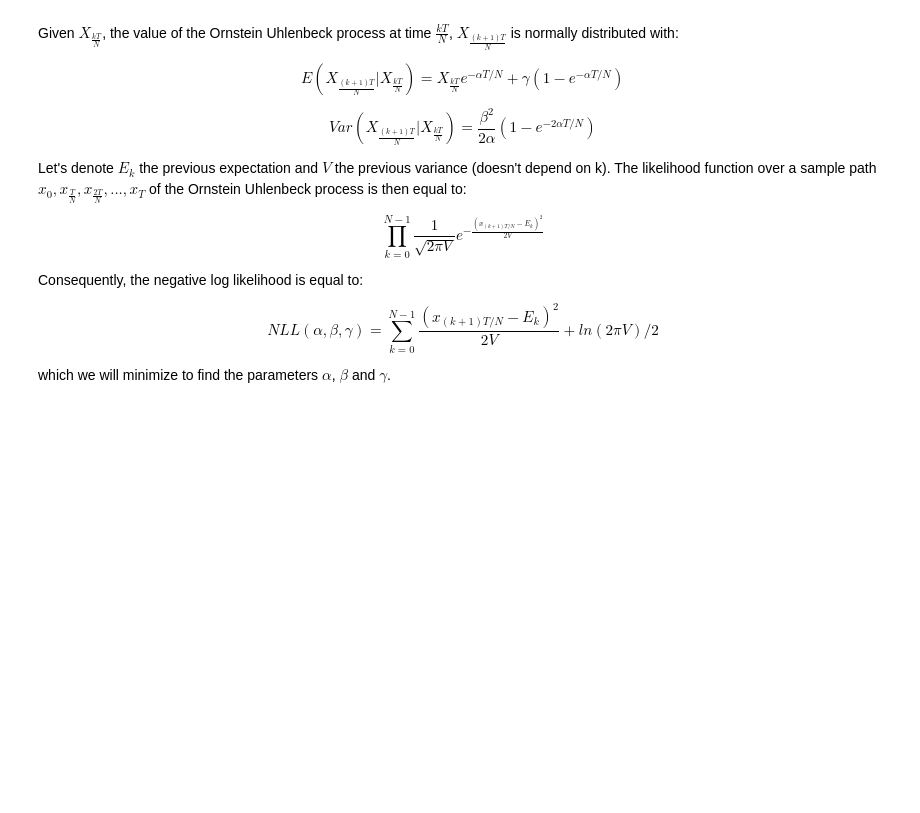
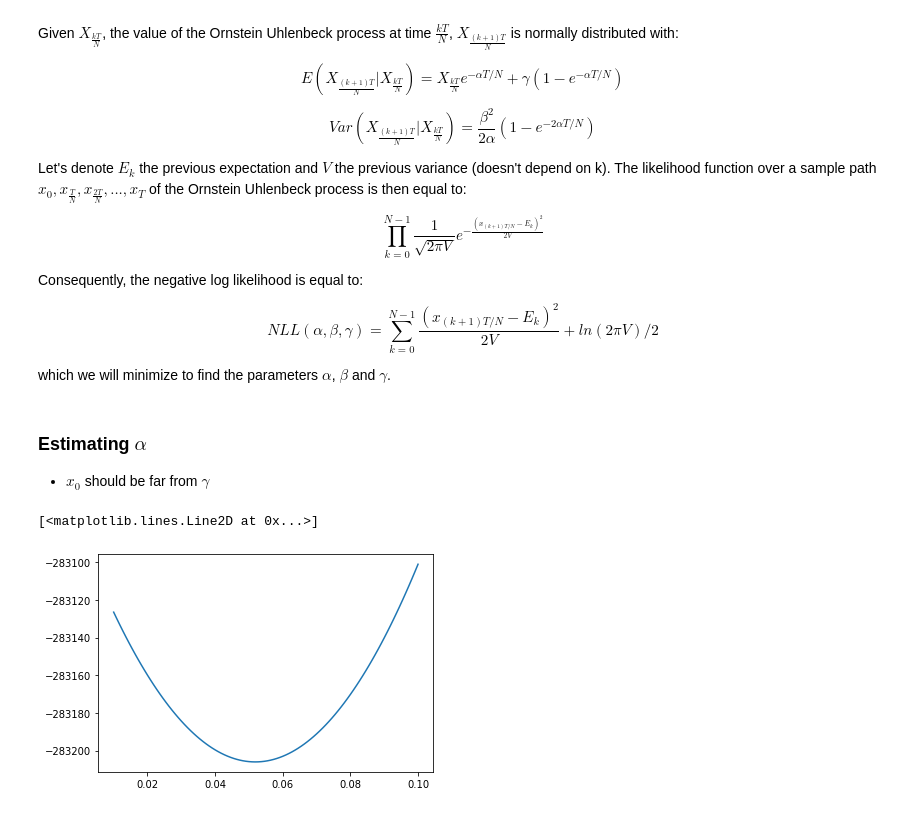
Before and after one commit to DiorAdama/MCMC, a Jupyter notebook: OU-likelihood/OU_mcmc.ipynb, the cells around one changed output. Drawn from its saved outputs; the diff is of its cells as text; code cells hidden in the pictures; blank space fills up the shorter version.

Commit message:
feat likelihood function plots

```diff
--- a/OU-likelihood/OU_mcmc.ipynb
+++ b/OU-likelihood/OU_mcmc.ipynb
@@ -28,3 +28,44 @@ Consequently, the negative log likelihood is equal to:
 $$NLL(\alpha, \beta, \gamma) = \sum_{k=0}^{N-1}{\frac{(x_{(k+1)T/N} - E_k)^2}{2V} + ln(2\pi V)/2 }$$
 
 which we will minimize to find the parameters $\alpha$, $\beta$ and $\gamma$.
+# %%
+from utils import *
+
+import matplotlib.pyplot as plt
+from numpy import exp, log, pi
+import numpy as np
+
+def likelihood(T, N, alpha, beta, gamma, path):
+    h = T/N
+    exp_alpha_h = exp(-alpha*h)
+    if type(alpha) is int and alpha == 0:
+        V = h*beta**2
+    else:
+        V = (beta**2)*(1-exp_alpha_h**2)/(2*alpha)
+
+    ans = N*log(2*pi*V)/2
+    for k in range(N):
+        Ek = path[k]*exp_alpha_h + gamma*(1-exp_alpha_h)
+        ans += ((path[k+1] - Ek)**2)/(2*V)
+    return ans
+# %% [markdown]
+### Estimating $\alpha$
++ $x_0$ should be far from $\gamma$
+# %%
+T = 50
+N = 100000
+x0 = 100
+alpha = 0.05
+beta = 1
+gamma = 3
+
+path = OU_process(T, N, x0, alpha, beta, gamma)
+alphas = np.linspace(0.01, 0.1, 100)
+
+
+NLL = likelihood(T, N, alphas, beta, gamma, path)
+
+plt.plot(alphas, NLL)
+# %% [output]
+[<matplotlib.lines.Line2D at 0x...>]
+[figure, added]
```
Also changed, not shown: parts of 4 cells of this notebook.
